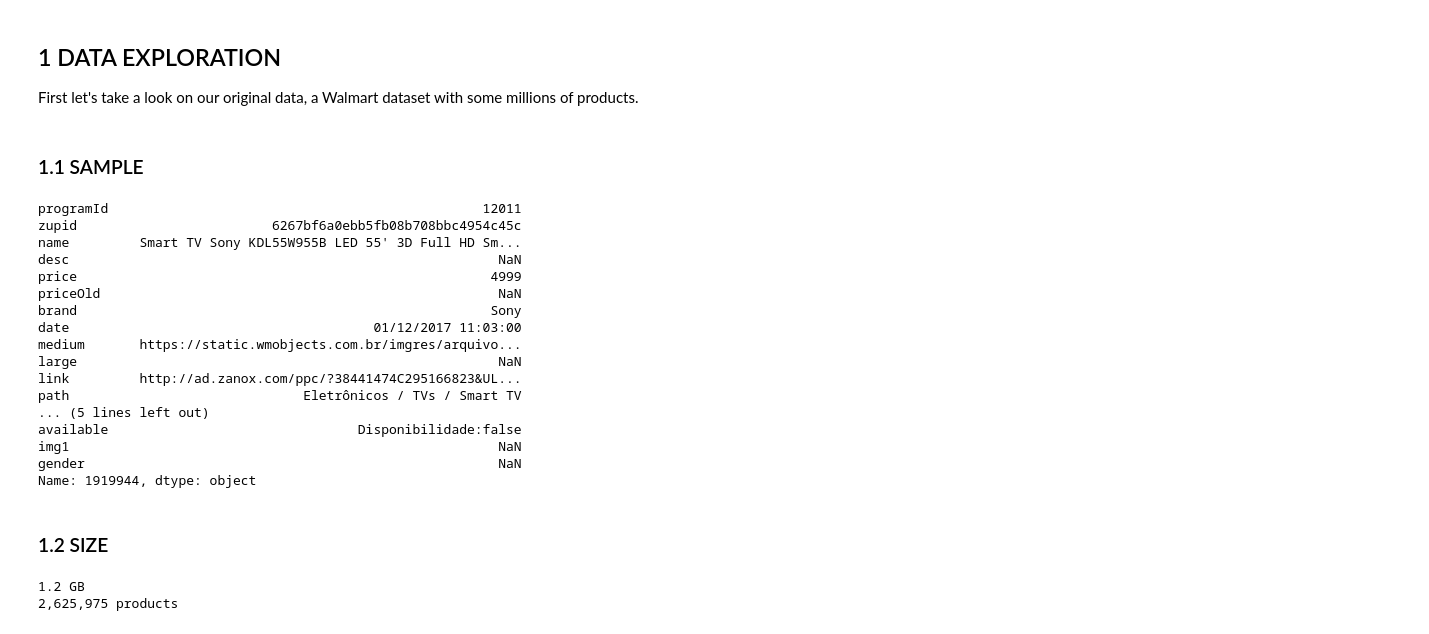
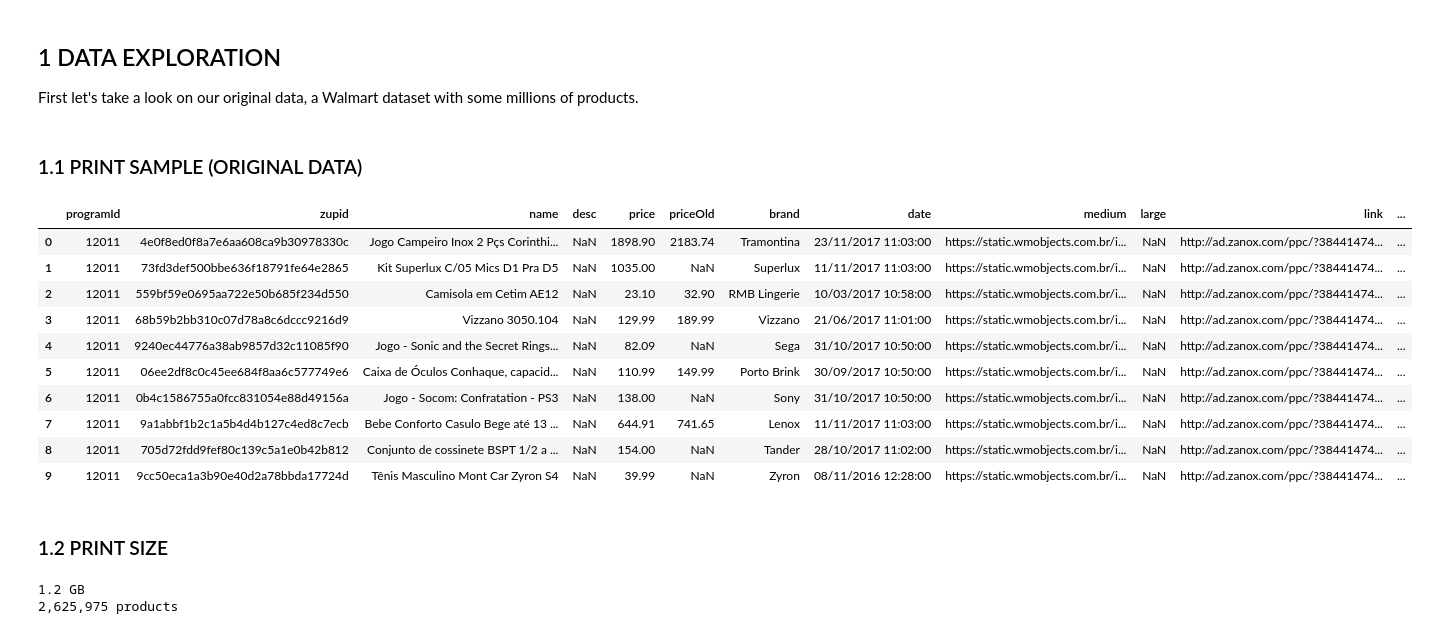
Before and after one commit to marceljm/product_categorizer, a Jupyter notebook: src/product_categorizer.ipynb, the cells around one changed output. Drawn from its saved outputs; the diff is of its cells as text; code cells hidden in the pictures.

```diff
--- a/src/product_categorizer.ipynb
+++ b/src/product_categorizer.ipynb
@@ -8,59 +8,54 @@ simple and fast solution to the product categorization problem.
 ## 1 DATA EXPLORATION
 First let's take a look on our original data, a Walmart dataset with some millions of products.
 # %% [markdown]
-### 1.1 SAMPLE
+### 1.1 PRINT SAMPLE (ORIGINAL DATA)
 # %%
 # coding=utf-8
 
+# import pandas
 import pandas as pd
 
 # 1.2 GB
 INPUT_FILE = 'dataset/zxpd_201712121136_12011_38441474.csv'
 
 # read input file
-data = pd.read_csv(INPUT_FILE, sep=';', encoding='utf-8',names = ['programId',
-                                                                   'zupid',
-                                                                   'name',
-                                                                   'desc',
-                                                                   'price',
-                                                                   'priceOld',
-                                                                   'brand',
-                                                                   'date',
-                                                                   'medium',
-                                                                   'large',
-                                                                   'link',
-                                                                   'path',
-                                                                   'main',
-                                                                   'sub',
-                                                                   'third',
-                                                                   'ean',
-                                                                   'small',
-                                                                   'available',
-                                                                   'img1',
-                                                                   'gender'])
+data = pd.read_csv(INPUT_FILE, sep=';', encoding='utf-8', names=['programId',
+                                                                 'zupid',
+                                                                 'name',
+                                                                 'desc',
+                                                                 'price',
+                                                                 'priceOld',
+                                                                 'brand',
+                                                                 'date',
+                                                                 'medium',
+                                                                 'large',
+                                                                 'link',
+                                                                 'path',
+                                                                 'main',
+                                                                 'sub',
+                                                                 'third',
+                                                                 'ean',
+                                                                 'small',
+                                                                 'available',
+                                                                 'img1',
+                                                                 'gender'])
 
-# print a product
-print(data.loc[1919944])
+# print sample
+data.head(10)
 # %% [output]
-programId                                                12011
-zupid                         6267bf6a0ebb5fb08b708bbc4954c45c
-name         Smart TV Sony KDL55W955B LED 55' 3D Full HD Sm...
-desc                                                       NaN
-price                                                     4999
-priceOld                                                   NaN
-brand                                                     Sony
-date                                       01/12/2017 11:03:00
-medium       https://static.wmobjects.com.br/imgres/arquivo...
-large                                                      NaN
-link         http://ad.zanox.com/ppc/?38441474C295166823&UL...
-path                              Eletrônicos / TVs / Smart TV
-... (5 lines left out)
-available                                Disponibilidade:false
-img1                                                       NaN
-gender                                                     NaN
-Name: 1919944, dtype: object
+|  | programId | zupid | name | desc | price | priceOld | brand | date | medium | large | link | ... |
+| 0 | 12011 | 4e0f8ed0f8a7e6aa608ca9b30978330c | Jogo Campeiro Inox 2 Pçs Corinthi... | NaN | 1898.90 | 2183.74 | Tramontina | 23/11/2017 11:03:00 | https://static.wmobjects.com.br/i... | NaN | http://ad.zanox.com/ppc/?38441474... | ... |
+| 1 | 12011 | 73fd3def500bbe636f18791fe64e2865 | Kit Superlux C/05 Mics D1 Pra D5 | NaN | 1035.00 | NaN | Superlux | 11/11/2017 11:03:00 | https://static.wmobjects.com.br/i... | NaN | http://ad.zanox.com/ppc/?38441474... | ... |
+| 2 | 12011 | 559bf59e0695aa722e50b685f234d550 | Camisola em Cetim AE12 | NaN | 23.10 | 32.90 | RMB Lingerie | 10/03/2017 10:58:00 | https://static.wmobjects.com.br/i... | NaN | http://ad.zanox.com/ppc/?38441474... | ... |
+| 3 | 12011 | 68b59b2bb310c07d78a8c6dccc9216d9 | Vizzano 3050.104 | NaN | 129.99 | 189.99 | Vizzano | 21/06/2017 11:01:00 | https://static.wmobjects.com.br/i... | NaN | http://ad.zanox.com/ppc/?38441474... | ... |
+| 4 | 12011 | 9240ec44776a38ab9857d32c11085f90 | Jogo - Sonic and the Secret Rings... | NaN | 82.09 | NaN | Sega | 31/10/2017 10:50:00 | https://static.wmobjects.com.br/i... | NaN | http://ad.zanox.com/ppc/?38441474... | ... |
+| 5 | 12011 | 06ee2df8c0c45ee684f8aa6c577749e6 | Caixa de Óculos Conhaque, capacid... | NaN | 110.99 | 149.99 | Porto Brink | 30/09/2017 10:50:00 | https://static.wmobjects.com.br/i... | NaN | http://ad.zanox.com/ppc/?38441474... | ... |
+| 6 | 12011 | 0b4c1586755a0fcc831054e88d49156a | Jogo - Socom: Confratation - PS3 | NaN | 138.00 | NaN | Sony | 31/10/2017 10:50:00 | https://static.wmobjects.com.br/i... | NaN | http://ad.zanox.com/ppc/?38441474... | ... |
+| 7 | 12011 | 9a1abbf1b2c1a5b4d4b127c4ed8c7ecb | Bebe Conforto Casulo Bege até 13 ... | NaN | 644.91 | 741.65 | Lenox | 11/11/2017 11:03:00 | https://static.wmobjects.com.br/i... | NaN | http://ad.zanox.com/ppc/?38441474... | ... |
+| 8 | 12011 | 705d72fdd9fef80c139c5a1e0b42b812 | Conjunto de cossinete BSPT 1/2 a ... | NaN | 154.00 | NaN | Tander | 28/10/2017 11:02:00 | https://static.wmobjects.com.br/i... | NaN | http://ad.zanox.com/ppc/?38441474... | ... |
+| 9 | 12011 | 9cc50eca1a3b90e40d2a78bbda17724d | Tênis Masculino Mont Car Zyron S4 | NaN | 39.99 | NaN | Zyron | 08/11/2016 12:28:00 | https://static.wmobjects.com.br/i... | NaN | http://ad.zanox.com/ppc/?38441474... | ... |
 # %% [markdown]
-### 1.2 SIZE
+### 1.2 PRINT SIZE
 # %%
 import os
 
```
Also changed, not shown: parts of 12 cells of this notebook, 4 other files.
